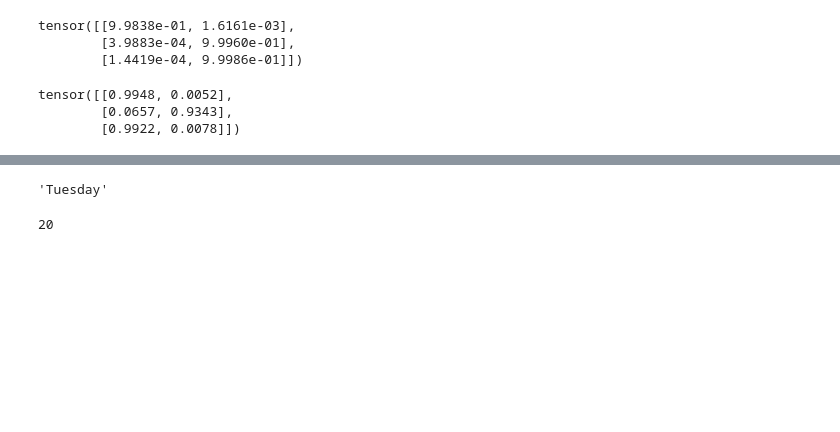
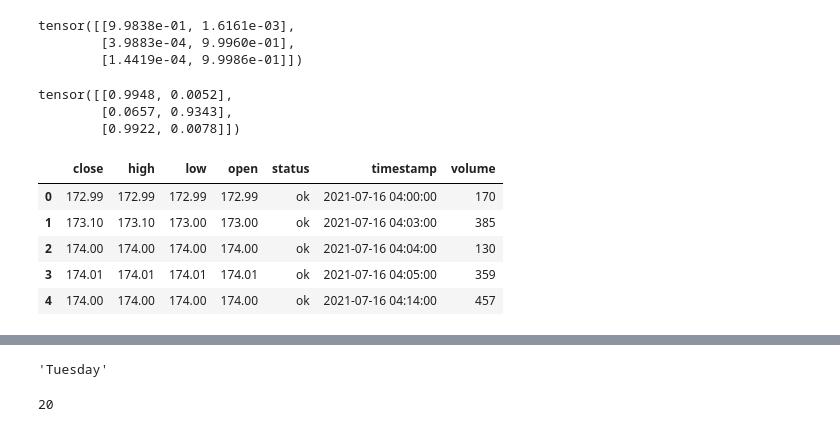
Before and after one commit to ileefmans/stock-sentiment, a Jupyter notebook: notebooks/exploratory_test_notebook.ipynb, the cells around one changed output, grey strips where cells are left out. Saved outputs shown, nothing was run; the diff lists cells and outputs as text; code cells hidden in the pictures; blank space fills up the shorter version.

```diff
--- a/notebooks/exploratory_test_notebook.ipynb
+++ b/notebooks/exploratory_test_notebook.ipynb
@@ -204,3 +204,12 @@ tensor([[0.9948, 0.0052],
 stock = Stock()
 stock.set_start([2021, 7, 16, 0, 0, 0])
 data = stock.pull_data('GME')
+# %%
+data.head()
+# %% [output]
+|  | close | high | low | open | status | timestamp | volume |
+| 0 | 172.99 | 172.99 | 172.99 | 172.99 | ok | 2021-07-16 04:00:00 | 170 |
+| 1 | 173.10 | 173.10 | 173.00 | 173.00 | ok | 2021-07-16 04:03:00 | 385 |
+| 2 | 174.00 | 174.00 | 174.00 | 174.00 | ok | 2021-07-16 04:04:00 | 130 |
+| 3 | 174.01 | 174.01 | 174.01 | 174.01 | ok | 2021-07-16 04:05:00 | 359 |
+| 4 | 174.00 | 174.00 | 174.00 | 174.00 | ok | 2021-07-16 04:14:00 | 457 |
```
Also changed, not shown: parts of 7 cells of this notebook, 1 other file.
